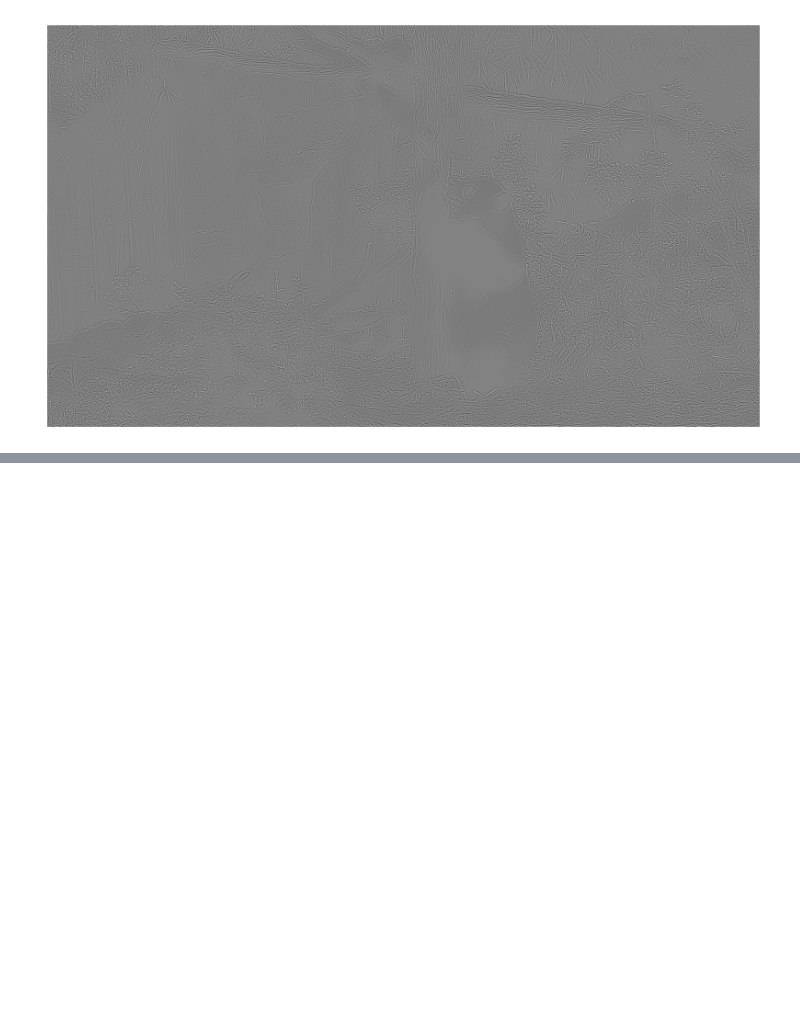
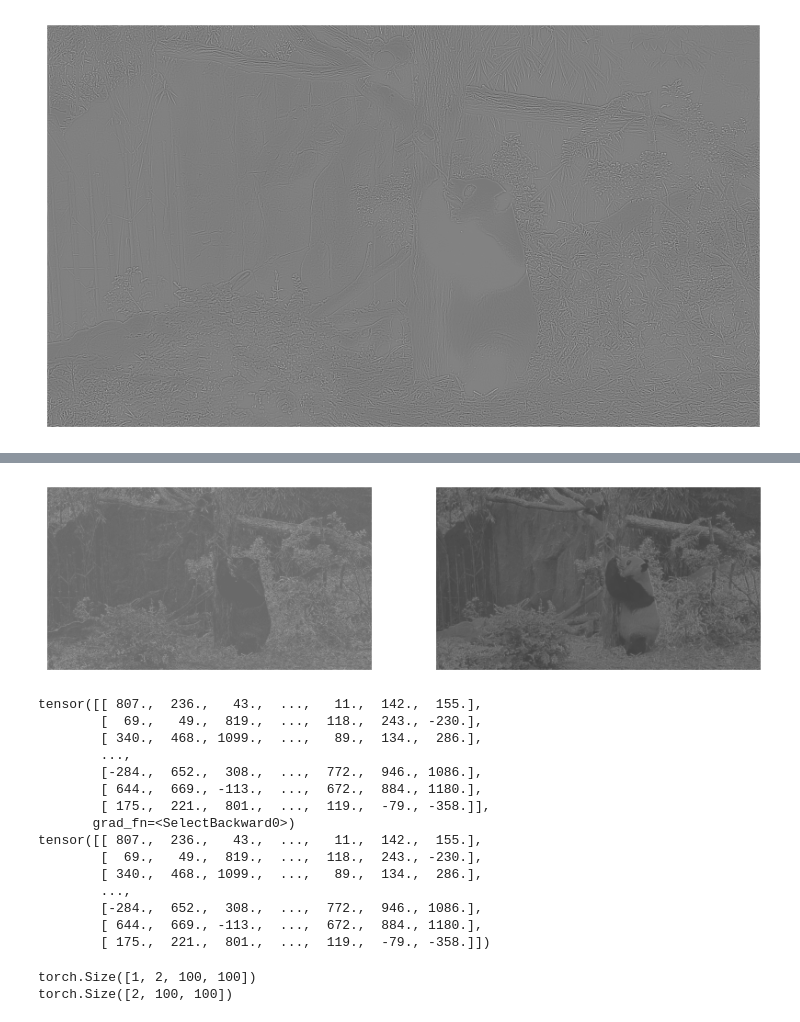
Before and after one commit to WAVEYUHAITAO/Machine-learning, a Jupyter notebook: EE_6227/ML_ASSIGNMENT/pytorch_basic.ipynb, the cells around one changed output, grey strips where cells are left out. Drawn from its saved outputs; the diff is of its cells as text; code cells hidden in the pictures; blank space fills up the shorter version.

```diff
--- a/EE_6227/ML_ASSIGNMENT/pytorch_basic.ipynb
+++ b/EE_6227/ML_ASSIGNMENT/pytorch_basic.ipynb
@@ -1179,0 +1188,7 @@ plt.show()
+# %%
+## 对卷积后的结果进行最大值池化
+maxpool2 = nn.MaxPool2d(2,stride=2)
+pool2_out = maxpool2(imconv2dout)
+pool2_out_im = pool2_out.squeeze()
+print(pool2_out_im.shape)
+print(pool2_out_im)
@@ -1179,0 +1213,40 @@ plt.show()
+# %%
+## 可视化卷积后的图像
+plt.figure(figsize=(10,8))
+plt.subplot(1,2,1)
+plt.imshow(pool2_out_im[0].data,cmap=plt.cm.gray)
+plt.axis("off")
+plt.subplot(1,2,2)
+plt.imshow(pool2_out_im[1].data,cmap=plt.cm.gray)
+plt.axis("off")
+plt.show()
+
+print(pool2_out_im[0])
+print(pool2_out_im[0].data)
+# %% [output]
+[figure, added]
+tensor([[ 807.,  236.,   43.,  ...,   11.,  142.,  155.],
+        [  69.,   49.,  819.,  ...,  118.,  243., -230.],
+        [ 340.,  468., 1099.,  ...,   89.,  134.,  286.],
+        ...,
+        [-284.,  652.,  308.,  ...,  772.,  946., 1086.],
+        [ 644.,  669., -113.,  ...,  672.,  884., 1180.],
+        [ 175.,  221.,  801.,  ...,  119.,  -79., -358.]],
+       grad_fn=<SelectBackward0>)
+tensor([[ 807.,  236.,   43.,  ...,   11.,  142.,  155.],
+        [  69.,   49.,  819.,  ...,  118.,  243., -230.],
+        [ 340.,  468., 1099.,  ...,   89.,  134.,  286.],
+        ...,
+        [-284.,  652.,  308.,  ...,  772.,  946., 1086.],
+        [ 644.,  669., -113.,  ...,  672.,  884., 1180.],
+        [ 175.,  221.,  801.,  ...,  119.,  -79., -358.]])
+# %%
+## 对卷积后的结果进行自适应平均值池化
+AdaAvgpool2 = nn.AdaptiveAvgPool2d(output_size=(100,100))
+pool2_out = AdaAvgpool2(imconv2dout)
+pool2_out_im = pool2_out.squeeze()
+print(pool2_out.shape)
+print(pool2_out_im.shape)
+# %% [output]
+torch.Size([1, 2, 100, 100])
+torch.Size([2, 100, 100])
```
Also changed, not shown: parts of 23 cells of this notebook, 8 other files.
